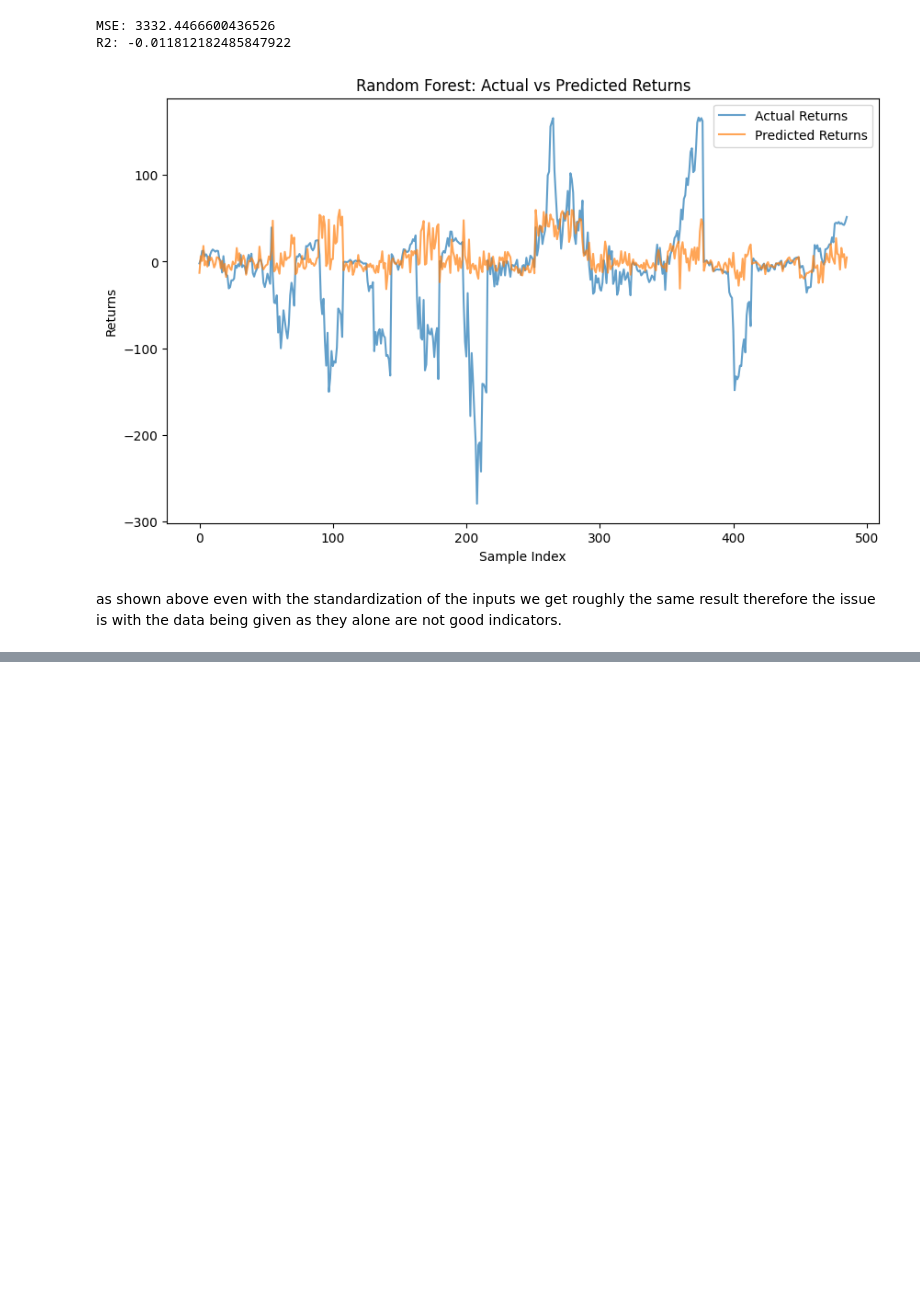
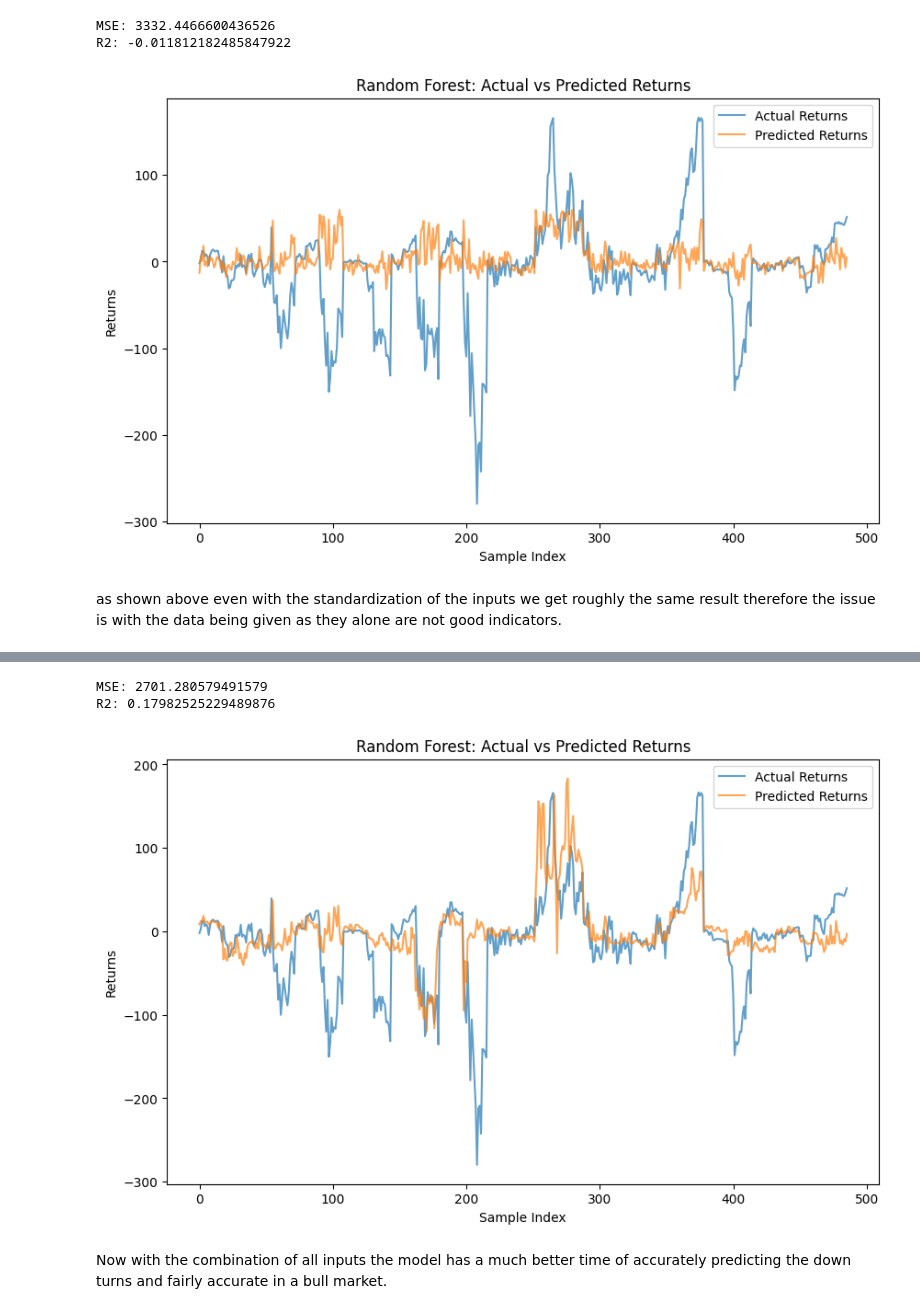
Before and after one commit to GeordieJones/financePython, a Jupyter notebook: backTesting_practice/sklearn_RF.ipynb, the cells around one changed output, grey strips where cells are left out. Cells and saved outputs as stored; diff of their text form; code cells hidden in the pictures; blank space fills up the shorter version.

Commit message:
closer working model with all data

```diff
--- a/backTesting_practice/sklearn_RF.ipynb
+++ b/backTesting_practice/sklearn_RF.ipynb
@@ -383,3 +383,33 @@ plt.show()
 [figure]
 # %% [markdown]
 as shown above even with the standardization of the inputs we get roughly the same result therefore the issue is with the data being given as they alone are not good indicators.
+# %%
+# Final test with all metrics
+
+lag_days = 21
+X_list = []
+y_list = []
+for ticker in ticker_list:
+    X_ticker = all_indicators_df.xs(ticker, level='ticker')
+    y_ticker = df_returns[ticker].shift(-lag_days)
+    common_dates = X_ticker.index.intersection(y_ticker.index)
+
+    X_ticker = X_ticker.loc[common_dates]
+    y_ticker = y_ticker.loc[common_dates]
+    combined = pd.concat([X_ticker, y_ticker], axis=1).dropna()
+
+    X_ticker = combined[X_ticker.columns]
+    y_ticker = combined[y_ticker.name]
+
+    X_ticker = X_ticker.copy()
+    X_ticker['ticker'] = ticker
+
+    X_list.append(X_ticker)
+    y_list.append(y_ticker)
+
+X_all = pd.concat(X_list)
+y_all = pd.concat(y_list)
+X_all = X_all.reset_index()
+y_all = y_all.reset_index(drop=True)
+
+y_all
@@ -385,0 +429,3 @@ as shown above even with the standardization of the inputs we get roughly the sa
+# %%
+X_all = X_all.drop(columns=['index'])
+X_all
@@ -385,0 +446,18 @@ as shown above even with the standardization of the inputs we get roughly the sa
+# %%
+model, y_test, y_pred = ML(X_all, y_all)
+# %% [output]
+MSE: 2701.280579491579
+R2: 0.17982525229489876
+# %%
+plt.figure(figsize=(10,6))
+plt.plot(y_test.values, label='Actual Returns', alpha=0.7)
+plt.plot(y_pred, label='Predicted Returns', alpha=0.7)
+plt.title('Random Forest: Actual vs Predicted Returns')
+plt.xlabel('Sample Index')
+plt.ylabel('Returns')
+plt.legend()
+plt.show()
+# %% [output]
+[figure, added]
+# %% [markdown]
+Now with the combination of all inputs the model has a much better time of accurately predicting the down turns and fairly accurate in a bull market.
```
Also changed, not shown: parts of 2 cells of this notebook.
